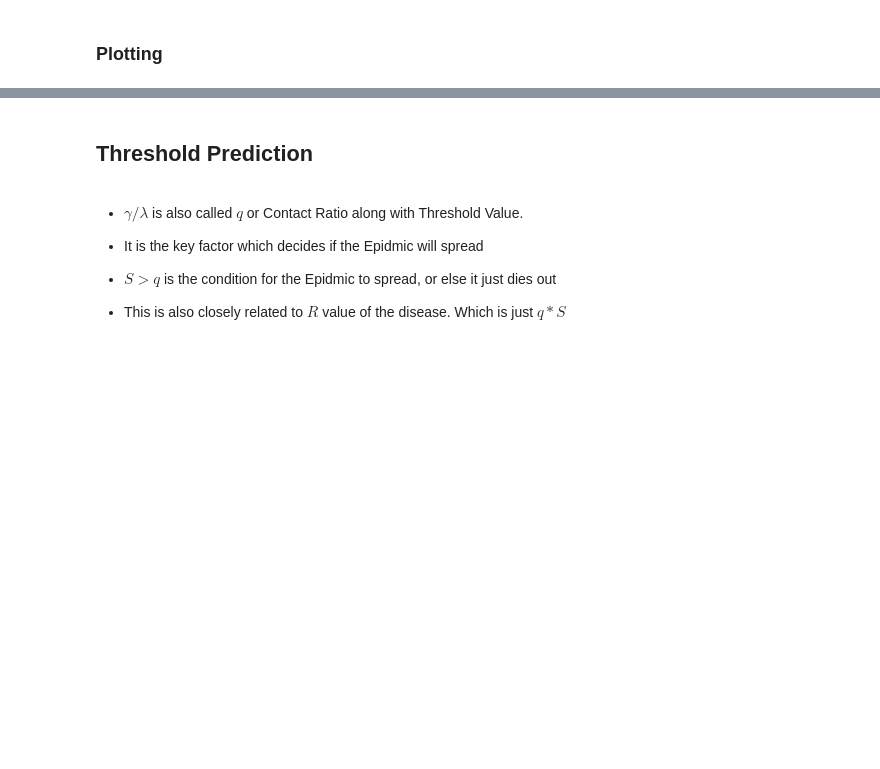
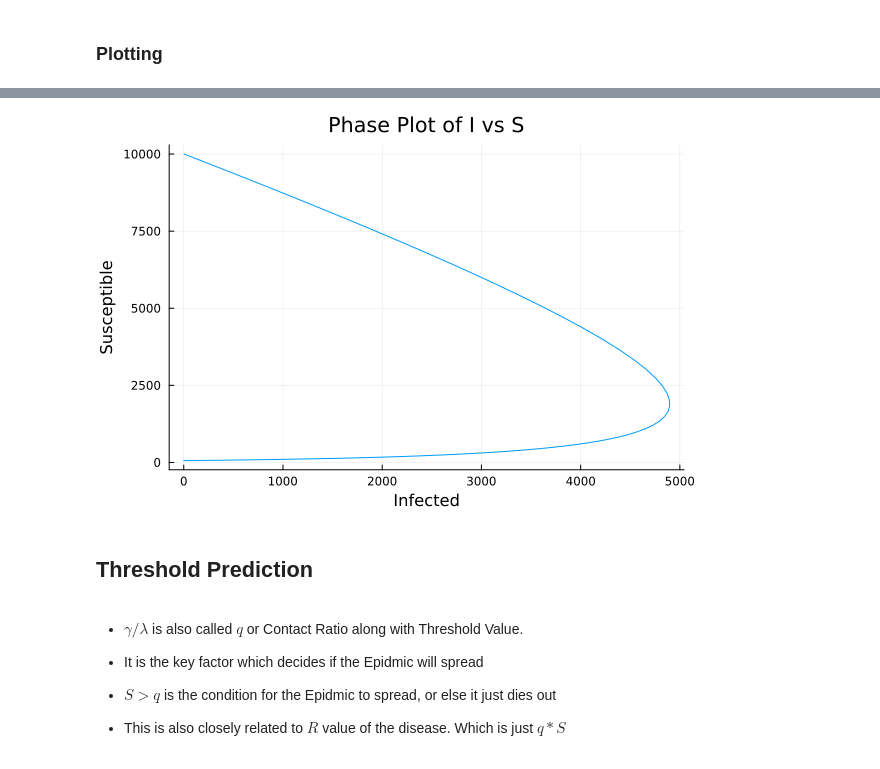
Before and after one commit to mach-12/julia-learning-path, a Jupyter notebook: week3/1-SIR-Model.ipynb, the cells around one changed output, grey strips where cells are left out. Drawn from its saved outputs; the diff is of its cells as text; code cells hidden in the pictures; blank space fills up the shorter version.

```diff
--- a/week3/1-SIR-Model.ipynb
+++ b/week3/1-SIR-Model.ipynb
@@ -107,3 +114,23 @@ plotSIR()
+# %%
+function plotSIRPhase(options)
+
+    optionsarr = ["S", "I", "R"]
+    labels = ["Susceptible", "Infected", "Removed"]
+
+    xoption = findfirst(x -> x == options[1], optionsarr)
+    yoption = findfirst(x -> x == options[2], optionsarr)
+
+    plot(resultvec[:, xoption], resultvec[:, yoption],
+    xlabel = labels[xoption],
+    ylabel = labels[yoption],
+    legend = false,
+    title = @sprintf("Phase Plot of %s vs %s", optionsarr[xoption], optionsarr[yoption])
+    )
+end
+
+plotSIRPhase(["I", "S"])
+# %% [output]
+[figure, added]
 # %% [markdown]
 ## Threshold Prediction
 # %% [markdown]
```
Also changed, not shown: parts of 10 cells of this notebook.
